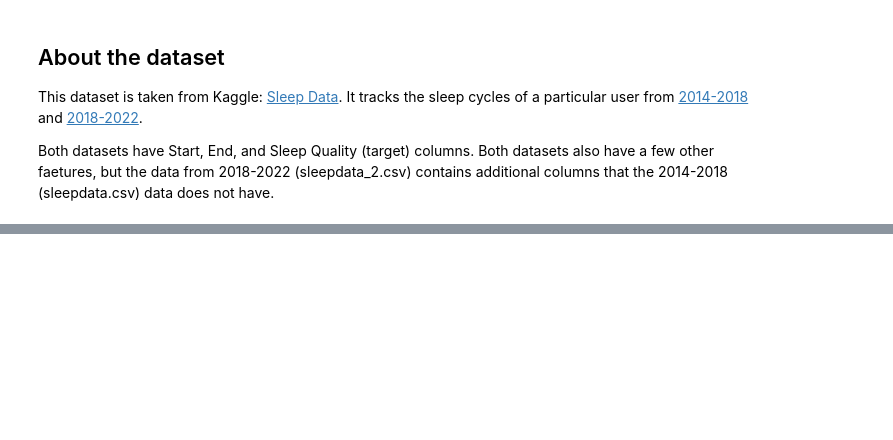
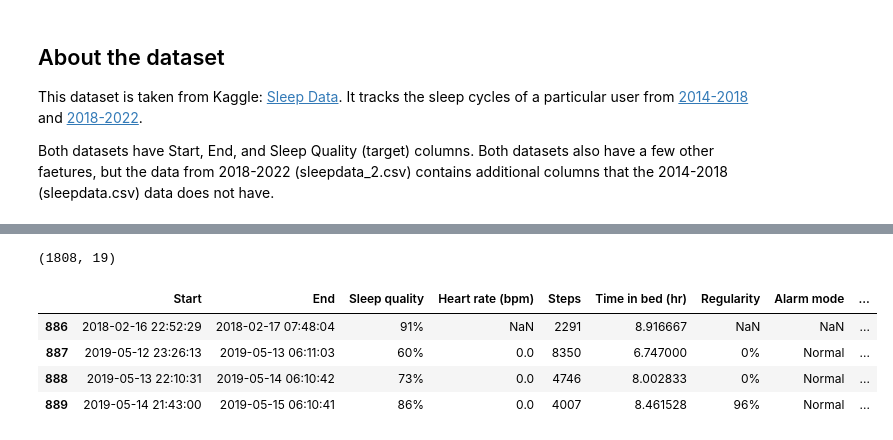
Before and after one commit to ricd99/endToEndML, a Jupyter notebook: notebooks/EDA.ipynb, the cells around one changed output, grey strips where cells are left out. Saved outputs shown, nothing was run; the diff lists cells and outputs as text; code cells hidden in the pictures; blank space fills up the shorter version.

Commit message:
clean concatenation done

```diff
--- a/notebooks/EDA.ipynb
+++ b/notebooks/EDA.ipynb
@@ -35,0 +90,2 @@ df2.head()
+# %%
+df1["Time in bed (hr)"] = pd.to_timedelta(df1["Time in bed"] + ":00").dt.total_seconds() / 3600
@@ -35,0 +158,12 @@ df2.head()
+# %%
+df = pd.concat([df1, df2], ignore_index=True, sort=False)
+df = df.reset_index(drop=True)
+print(df.shape)
+df.iloc[886:890]
+# %% [output]
+(1808, 19)
+|  | Start | End | Sleep quality | Heart rate (bpm) | Steps | Time in bed (hr) | Regularity | Alarm mode | ... |
+| 886 | 2018-02-16 22:52:29 | 2018-02-17 07:48:04 | 91% | NaN | 2291 | 8.916667 | NaN | NaN | ... |
+| 887 | 2019-05-12 23:26:13 | 2019-05-13 06:11:03 | 60% | 0.0 | 8350 | 6.747000 | 0% | Normal | ... |
+| 888 | 2019-05-13 22:10:31 | 2019-05-14 06:10:42 | 73% | 0.0 | 4746 | 8.002833 | 0% | Normal | ... |
+| 889 | 2019-05-14 21:43:00 | 2019-05-15 06:10:41 | 86% | 0.0 | 4007 | 8.461528 | 96% | Normal | ... |
```
Also changed, not shown: parts of 13 cells of this notebook.
